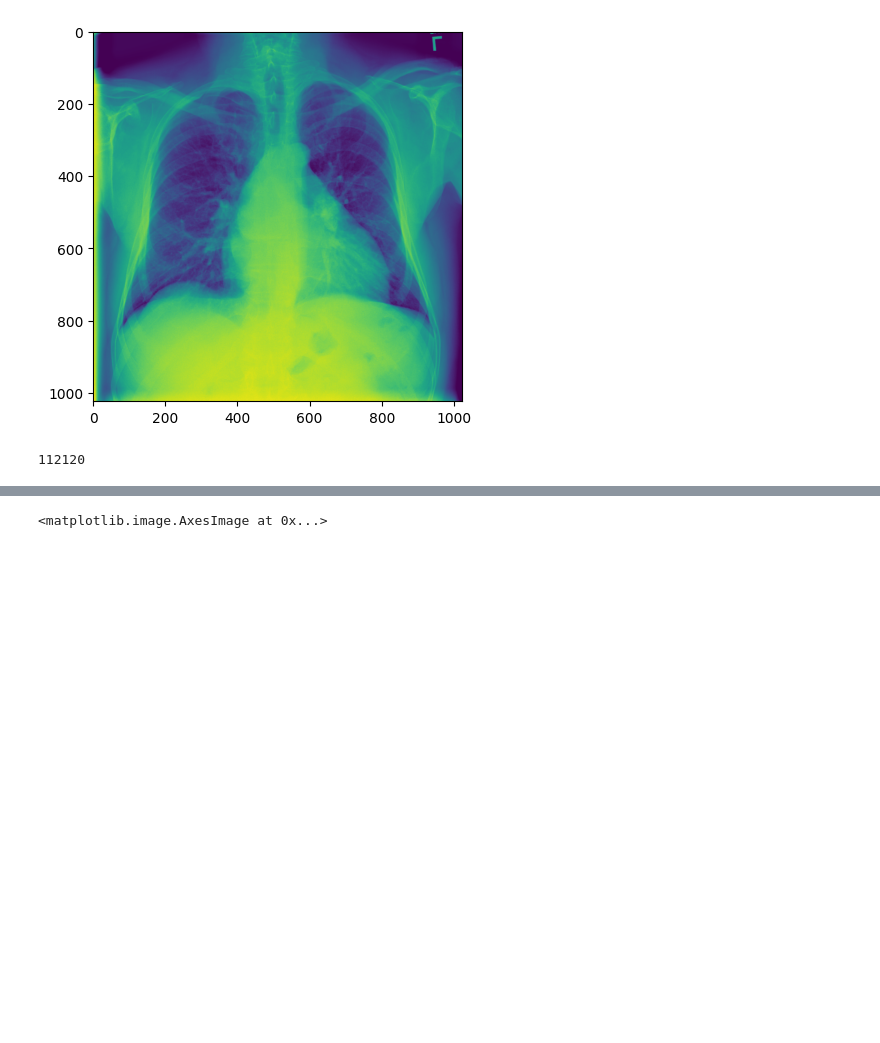
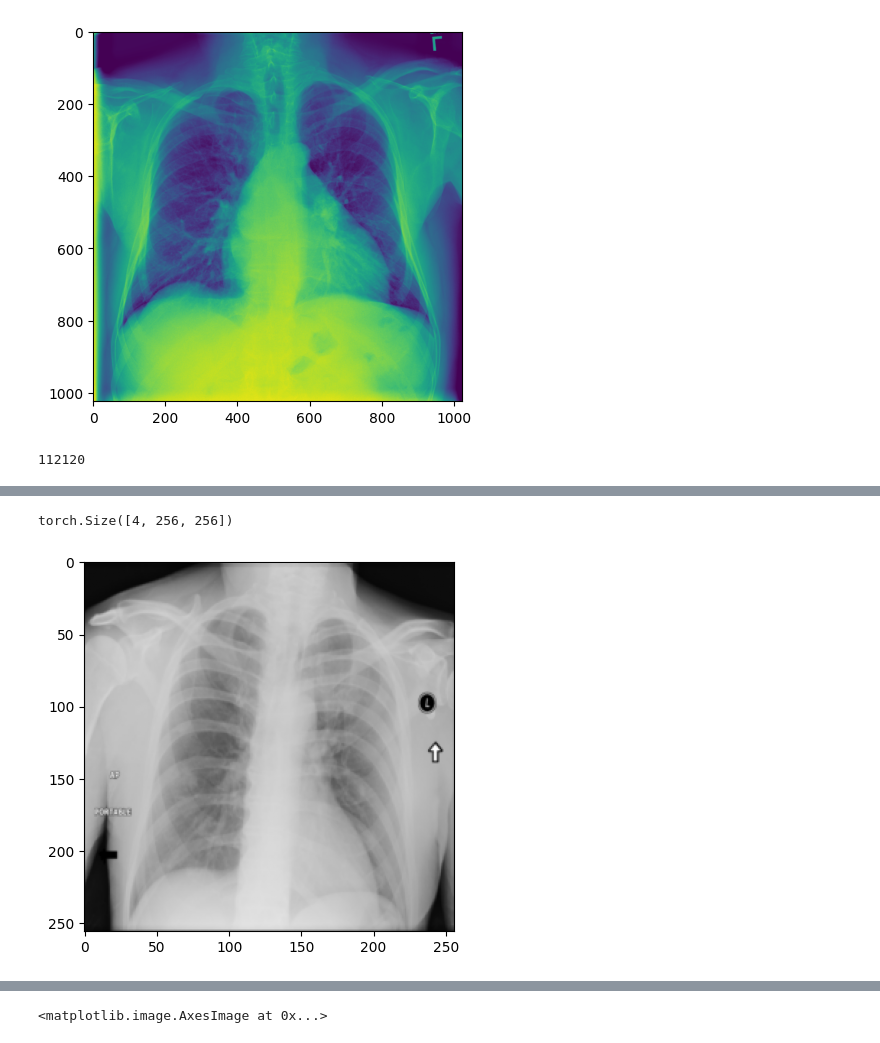
Before and after one commit to gw103/MedImgNet, a Jupyter notebook: MedImgNet.ipynb, the cells around one changed output, grey strips where cells are left out. Cells and saved outputs as stored; diff of their text form; code cells hidden in the pictures; blank space fills up the shorter version.

```diff
--- a/MedImgNet.ipynb
+++ b/MedImgNet.ipynb
@@ -34,7 +34,7 @@ directories = [
 ]
 normalization = transforms.Compose([
     transforms.Resize((256, 256)),
-    transforms.ToTensor()
+    transforms.ToTensor(),
 ])
 dataset = ImageLabelDataset(
     bucket_name='med-img-net',
@@ -48,0 +74,7 @@ len(dataset)
+# %%
+img,_ =dataset[12]
+plt.imshow(img[0],cmap='gray')
+print(img.shape)
+# %% [output]
+torch.Size([4, 256, 256])
+[figure, added]
```
Also changed, not shown: parts of 7 cells of this notebook, 3 other files.
